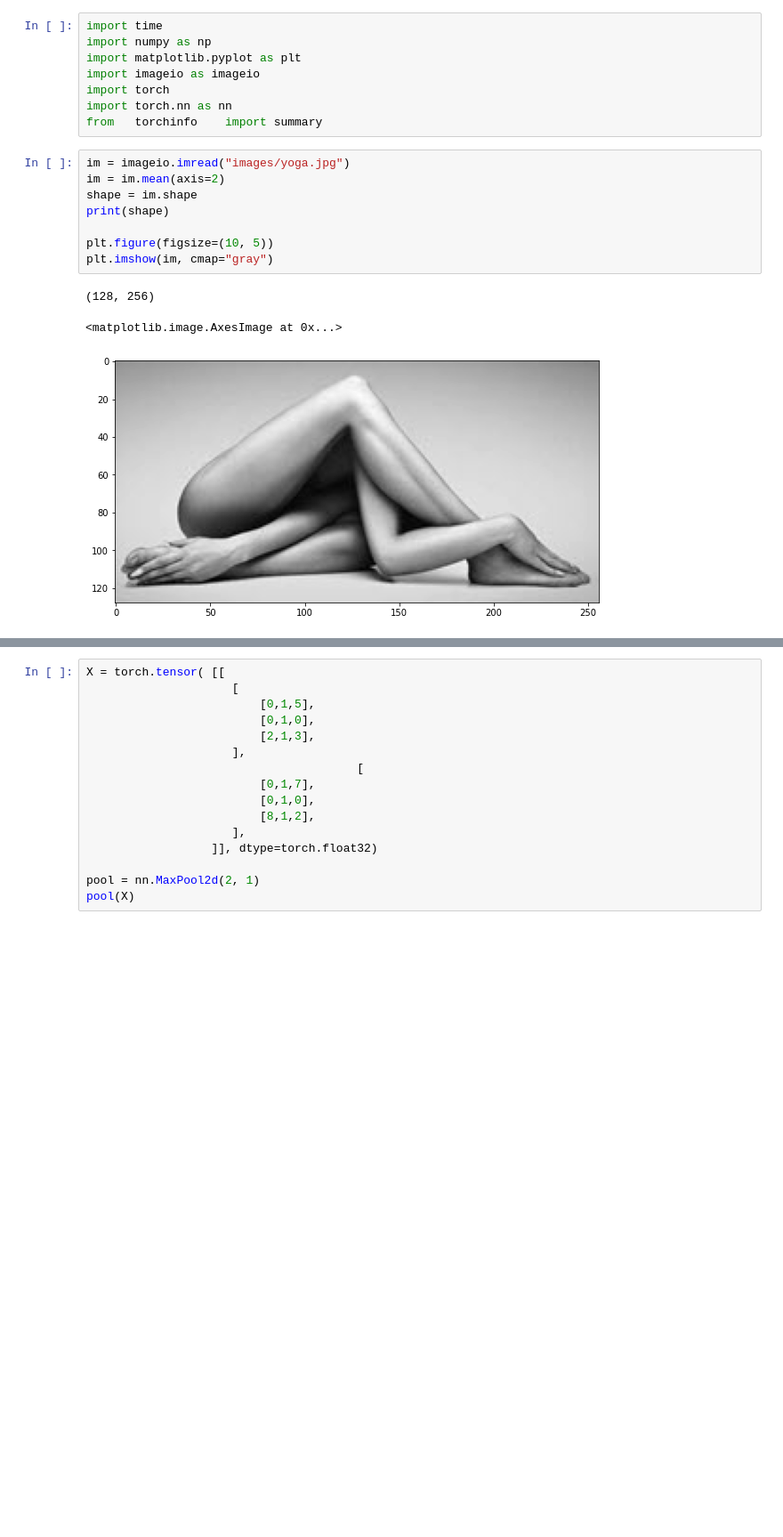
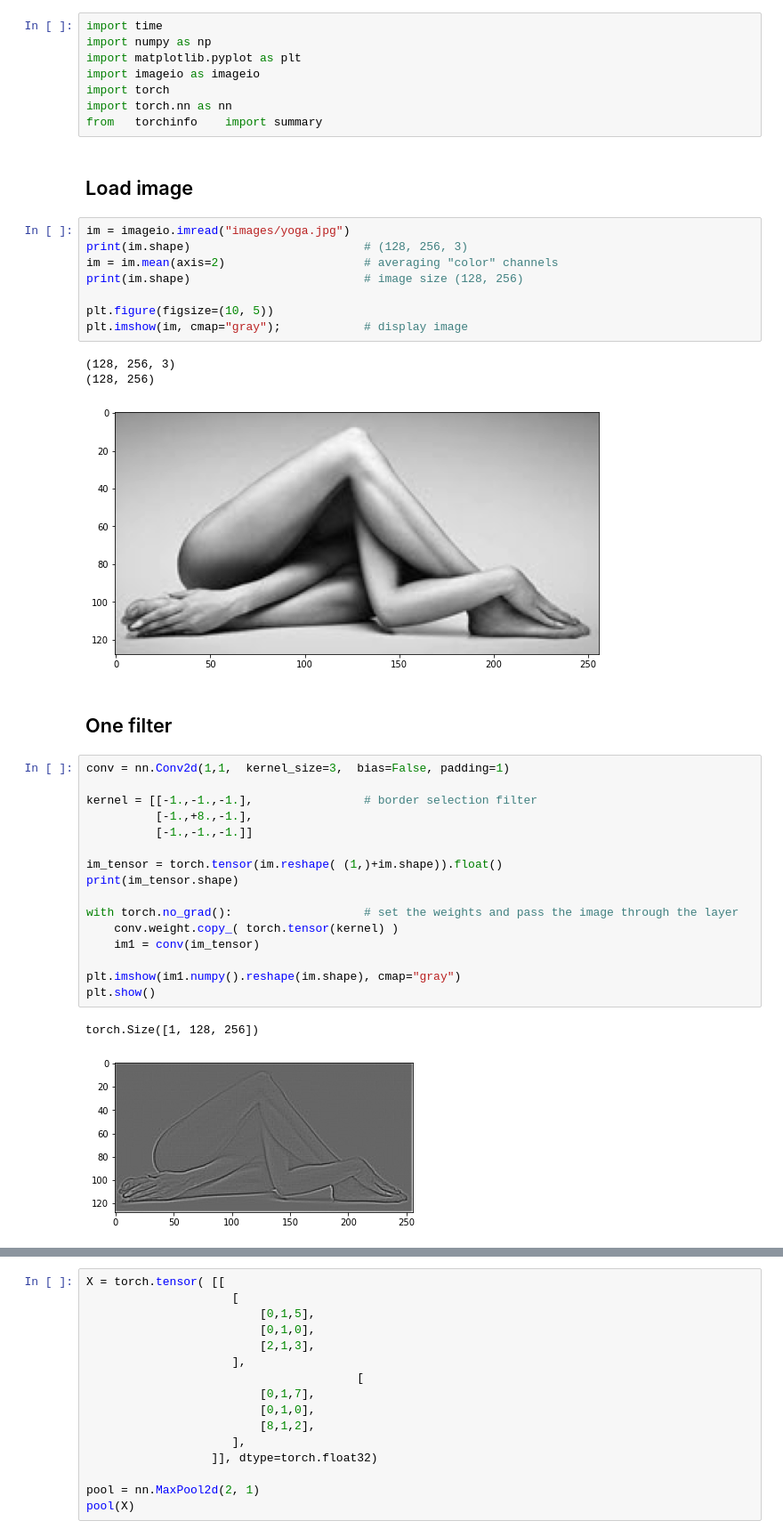
Before and after one commit to steps137/ML, a Jupyter notebook: NN/CNN_Filters.ipynb, the cells around one changed output, grey strips where cells are left out. Shown at 89% size. Drawn from its saved outputs; the diff is of its cells as text; blank space fills up the shorter version.

```diff
--- a/NN/CNN_Filters.ipynb
+++ b/NN/CNN_Filters.ipynb
@@ -8,15 +8,38 @@ import imageio as imageio
 import torch
 import torch.nn as nn
 from   torchinfo    import summary
+# %% [markdown]
+## Load image
 # %%
 im = imageio.imread("images/yoga.jpg")
-im = im.mean(axis=2)
-shape = im.shape
-print(shape)
+print(im.shape)                         # (128, 256, 3)
+im = im.mean(axis=2)                    # averaging "color" channels
+print(im.shape)                         # image size (128, 256)
 
 plt.figure(figsize=(10, 5))
-plt.imshow(im, cmap="gray")
+plt.imshow(im, cmap="gray");            # display image
 # %% [output]
+(128, 256, 3)
 (128, 256)
-<matplotlib.image.AxesImage at 0x...>
 [figure]
+# %% [markdown]
+## One filter
+# %%
+conv = nn.Conv2d(1,1,  kernel_size=3,  bias=False, padding=1)
+
+kernel = [[-1.,-1.,-1.],                # border selection filter
+          [-1.,+8.,-1.],
+          [-1.,-1.,-1.]]
+
+im_tensor = torch.tensor(im.reshape( (1,)+im.shape)).float()
+print(im_tensor.shape)
+
+with torch.no_grad():                   # set the weights and pass the image through the layer
+    conv.weight.copy_( torch.tensor(kernel) )
+    im1 = conv(im_tensor)
+
+plt.imshow(im1.numpy().reshape(im.shape), cmap="gray")
+plt.show()
+# %% [output]
+torch.Size([1, 128, 256])
+[figure, added]
```
Also changed, not shown: parts of 10 cells of this notebook, 2 other files.
